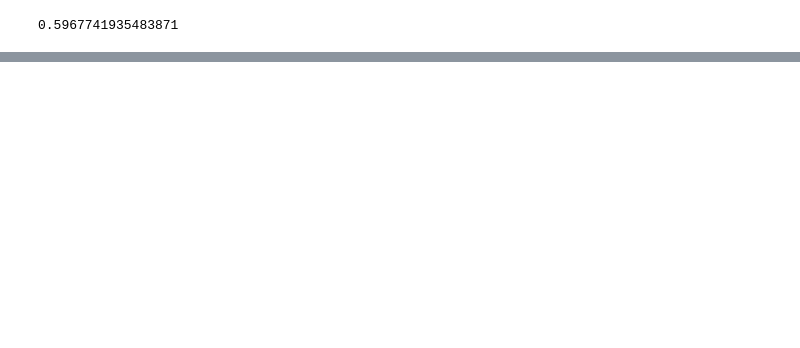
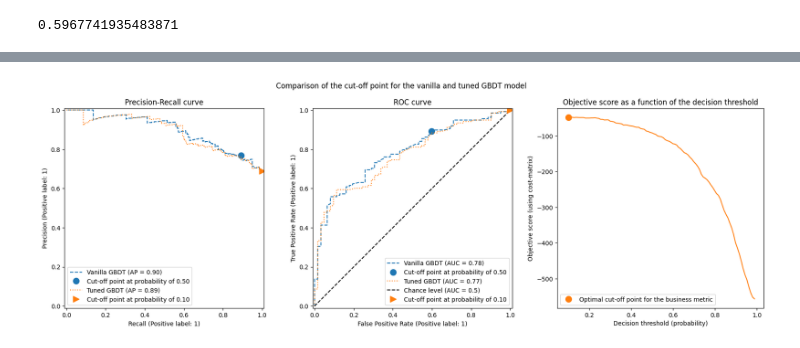
Before and after one commit to nlahri/dsba6211-summer2024, a Jupyter notebook: notebooks/dsba6211_summer2024_lab3.ipynb, the cells around one changed output, grey strips where cells are left out. Cells and saved outputs as stored; diff of their text form; code cells hidden in the pictures; blank space fills up the shorter version.

```diff
--- a/notebooks/dsba6211_summer2024_lab3.ipynb
+++ b/notebooks/dsba6211_summer2024_lab3.ipynb
@@ -700,3 +741,13 @@ make_scorer(credit_gain_score, response_method='predict', neg_label=0, pos_label
 # %%
 # Use TunedThresholdClassifierCV to tune threshold; be sure to use train, not test
 # fill in blank (< 10 lines):
+
+from sklearn.model_selection import TunedThresholdClassifierCV
+
+tuned_model = TunedThresholdClassifierCV(
+    estimator=model,
+    scoring=scoring["cost_gain"],
+    store_cv_results=True,  # necessary to inspect all results
+)
+tuned_model.fit(X_train, y_train)
+print(f"{tuned_model.best_threshold_=:0.2f}")
@@ -704,0 +772,80 @@ make_scorer(credit_gain_score, response_method='predict', neg_label=0, pos_label
+# %%
+# define and run plot_roc_pr_curves; you will need to change names
+def plot_roc_pr_curves(vanilla_model, tuned_model, *, title):
+    fig, axs = plt.subplots(nrows=1, ncols=3, figsize=(21, 6))
+
+    linestyles = ("dashed", "dotted")
+    markerstyles = ("o", ">")
+    colors = ("tab:blue", "tab:orange")
+    names = ("Vanilla GBDT", "Tuned GBDT")
+    for idx, (est, linestyle, marker, color, name) in enumerate(
+        zip((vanilla_model, tuned_model), linestyles, markerstyles, colors, names)
+    ):
+        decision_threshold = getattr(est, "best_threshold_", 0.5)
+        PrecisionRecallDisplay.from_estimator(
+            est,
+            X_test,
+            y_test,
+            pos_label=pos_label,
+            linestyle=linestyle,
+            color=color,
+            ax=axs[0],
+            name=name,
+        )
+        axs[0].plot(
+            scoring["recall"](est, X_test, y_test),
+            scoring["precision"](est, X_test, y_test),
+            marker,
+            markersize=10,
+            color=color,
+            label=f"Cut-off point at probability of {decision_threshold:.2f}",
+        )
+        RocCurveDisplay.from_estimator(
+            est,
+            X_test,
+            y_test,
+            pos_label=pos_label,
+            linestyle=linestyle,
+            color=color,
+            ax=axs[1],
+            name=name,
+            plot_chance_level=idx == 1,
+        )
+        axs[1].plot(
+            scoring["fpr"](est, X_test, y_test),
+            scoring["tpr"](est, X_test, y_test),
+            marker,
+            markersize=10,
+            color=color,
+            label=f"Cut-off point at probability of {decision_threshold:.2f}",
+        )
+
+    axs[0].set_title("Precision-Recall curve")
+    axs[0].legend()
+    axs[1].set_title("ROC curve")
+    axs[1].legend()
+
+    axs[2].plot(
+        tuned_model.cv_results_["thresholds"],
+        tuned_model.cv_results_["scores"],
+        color="tab:orange",
+    )
+    axs[2].plot(
+        tuned_model.best_threshold_,
+        tuned_model.best_score_,
+        "o",
+        markersize=10,
+        color="tab:orange",
+        label="Optimal cut-off point for the business metric",
+    )
+    axs[2].legend()
+    axs[2].set_xlabel("Decision threshold (probability)")
+    axs[2].set_ylabel("Objective score (using cost-matrix)")
+    axs[2].set_title("Objective score as a function of the decision threshold")
+    fig.suptitle(title)
+
+
+title = "Comparison of the cut-off point for the vanilla and tuned GBDT model"
+plot_roc_pr_curves(model, tuned_model, title=title)
+# %% [output]
+[figure, added]
```
Also changed, not shown: parts of 13 cells of this notebook.
